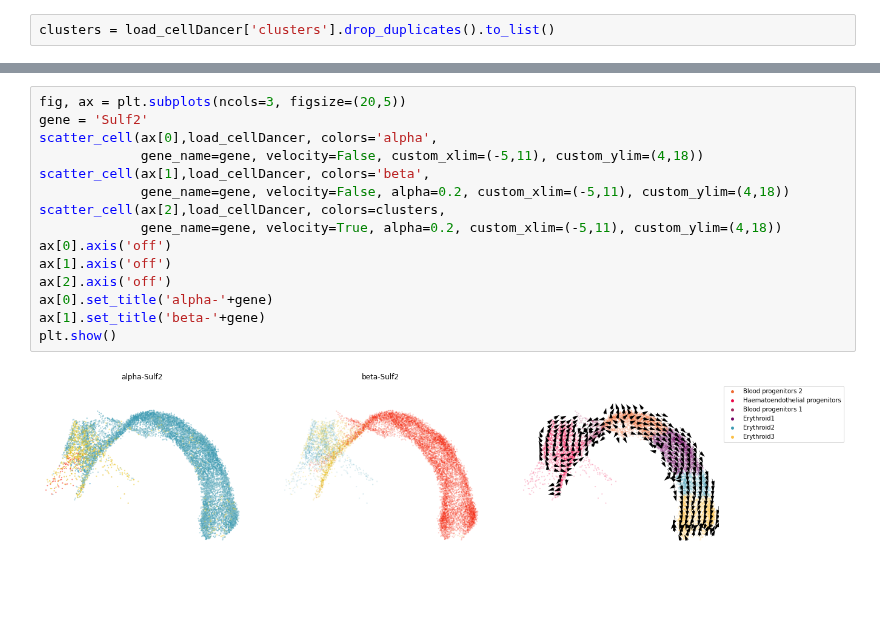
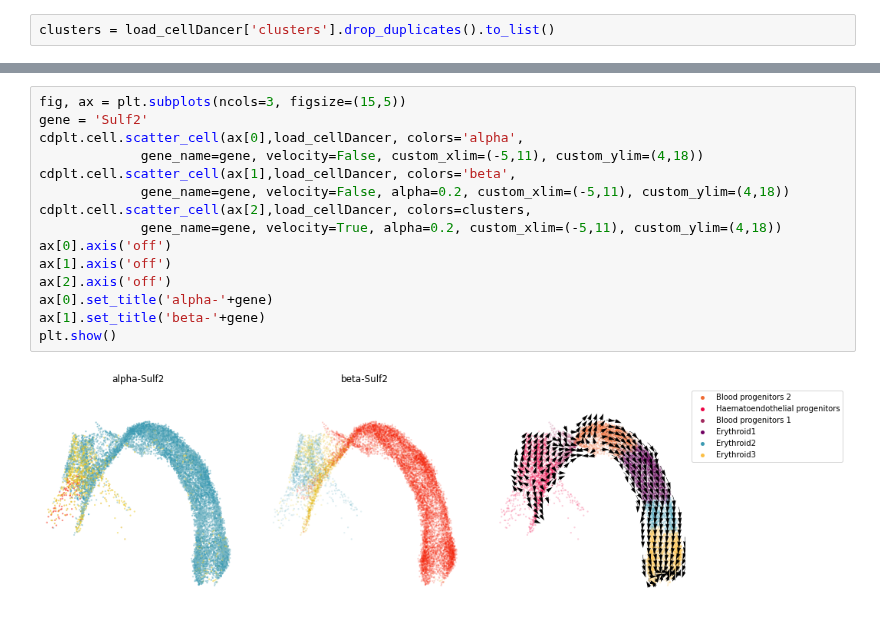
Before and after one commit to GuangyuWangLab2021/cellDancer, a Jupyter notebook: analysis/test_plot.ipynb, the cells around one changed output, grey strips where cells are left out. Saved outputs shown, nothing was run; the diff lists cells and outputs as text; blank space fills up the shorter version.

Commit message:
update test_plot.py

```diff
--- a/analysis/test_plot.ipynb
+++ b/analysis/test_plot.ipynb
@@ -85,17 +58,17 @@ here's the colors dict {'Blood progenitors 2': '#ef6a32', 'Haematoendothelial pr
-# %%
-fig, ax = plt.subplots(ncols=3, figsize=(20,5))
-gene = 'Sulf2'
-scatter_cell(ax[0],load_cellDancer, colors='alpha',
-             gene_name=gene, velocity=False, custom_xlim=(-5,11), custom_ylim=(4,18))
-scatter_cell(ax[1],load_cellDancer, colors='beta',
-             gene_name=gene, velocity=False, alpha=0.2, custom_xlim=(-5,11), custom_ylim=(4,18))
-scatter_cell(ax[2],load_cellDancer, colors=clusters,
-             gene_name=gene, velocity=True, alpha=0.2, custom_xlim=(-5,11), custom_ylim=(4,18))
-ax[0].axis('off')
-ax[1].axis('off')
-ax[2].axis('off')
-ax[0].set_title('alpha-'+gene)
-ax[1].set_title('beta-'+gene)
-plt.show()
-# %% [output]
-[figure, removed]
+# %%
+fig, ax = plt.subplots(ncols=3, figsize=(15,5))
+gene = 'Sulf2'
+cdplt.cell.scatter_cell(ax[0],load_cellDancer, colors='alpha',
+             gene_name=gene, velocity=False, custom_xlim=(-5,11), custom_ylim=(4,18))
+cdplt.cell.scatter_cell(ax[1],load_cellDancer, colors='beta',
+             gene_name=gene, velocity=False, alpha=0.2, custom_xlim=(-5,11), custom_ylim=(4,18))
+cdplt.cell.scatter_cell(ax[2],load_cellDancer, colors=clusters,
+             gene_name=gene, velocity=True, alpha=0.2, custom_xlim=(-5,11), custom_ylim=(4,18))
+ax[0].axis('off')
+ax[1].axis('off')
+ax[2].axis('off')
+ax[0].set_title('alpha-'+gene)
+ax[1].set_title('beta-'+gene)
+plt.show()
+# %% [output]
+[figure, added]
```
Also changed, not shown: parts of 5 cells of this notebook, 1 other file.
